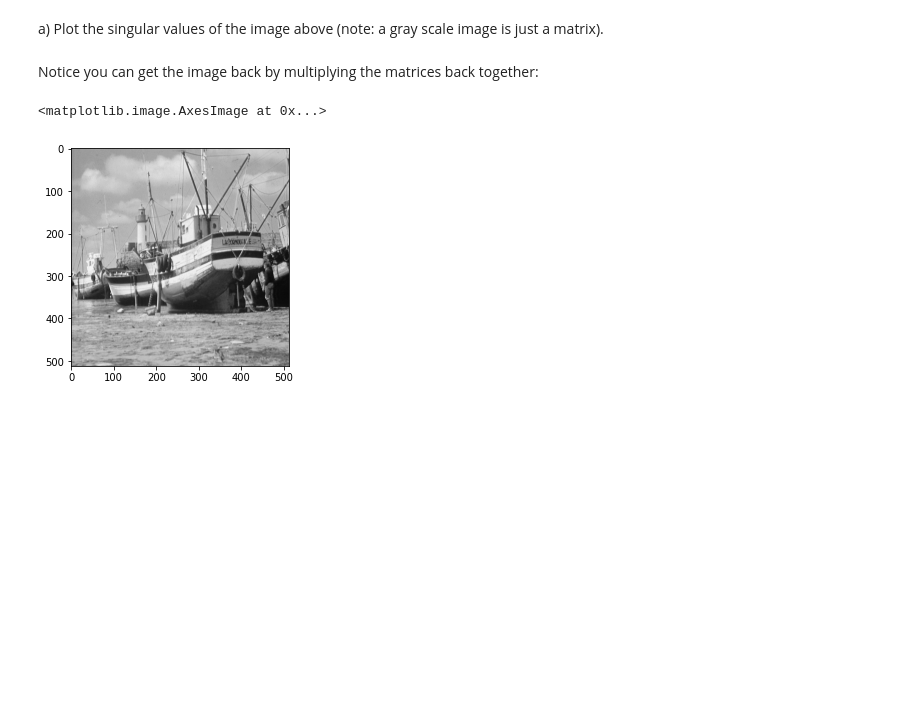
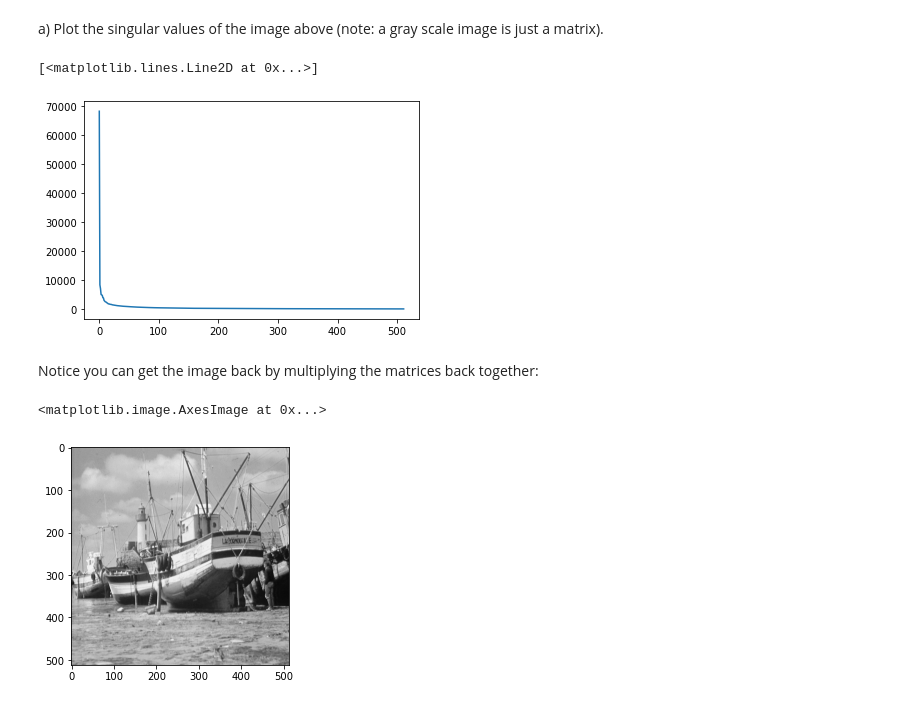
Before and after one commit to tnikas/Data-Science-Fundamentals, a Jupyter notebook: lecture_10/worksheet_10.ipynb, the cells around one changed output. Saved outputs shown, nothing was run; the diff lists cells and outputs as text; code cells hidden in the pictures; blank space fills up the shorter version.

```diff
--- a/lecture_10/worksheet_10.ipynb
+++ b/lecture_10/worksheet_10.ipynb
@@ -86,7 +86,10 @@ plt.imshow(boat, cmap = cm.Greys_r)
 a) Plot the singular values of the image above (note: a gray scale image is just a matrix).
 # %%
 u,s,vt=np.linalg.svd(boat,full_matrices=False)
-...
+plt.plot(s)
+# %% [output]
+[<matplotlib.lines.Line2D at 0x...>]
+[figure, added]
 # %% [markdown]
 Notice you can get the image back by multiplying the matrices back together:
 # %%
```
Also changed, not shown: parts of 26 cells of this notebook.
